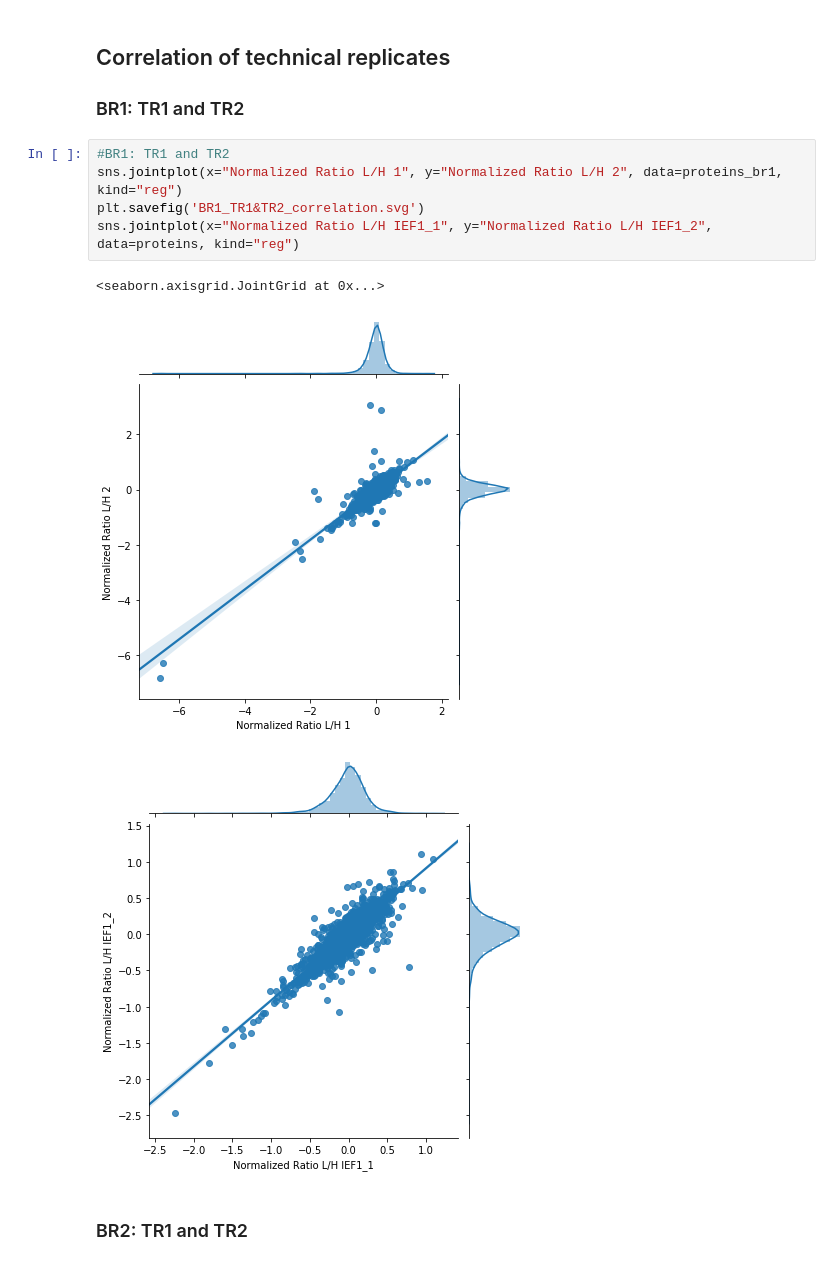
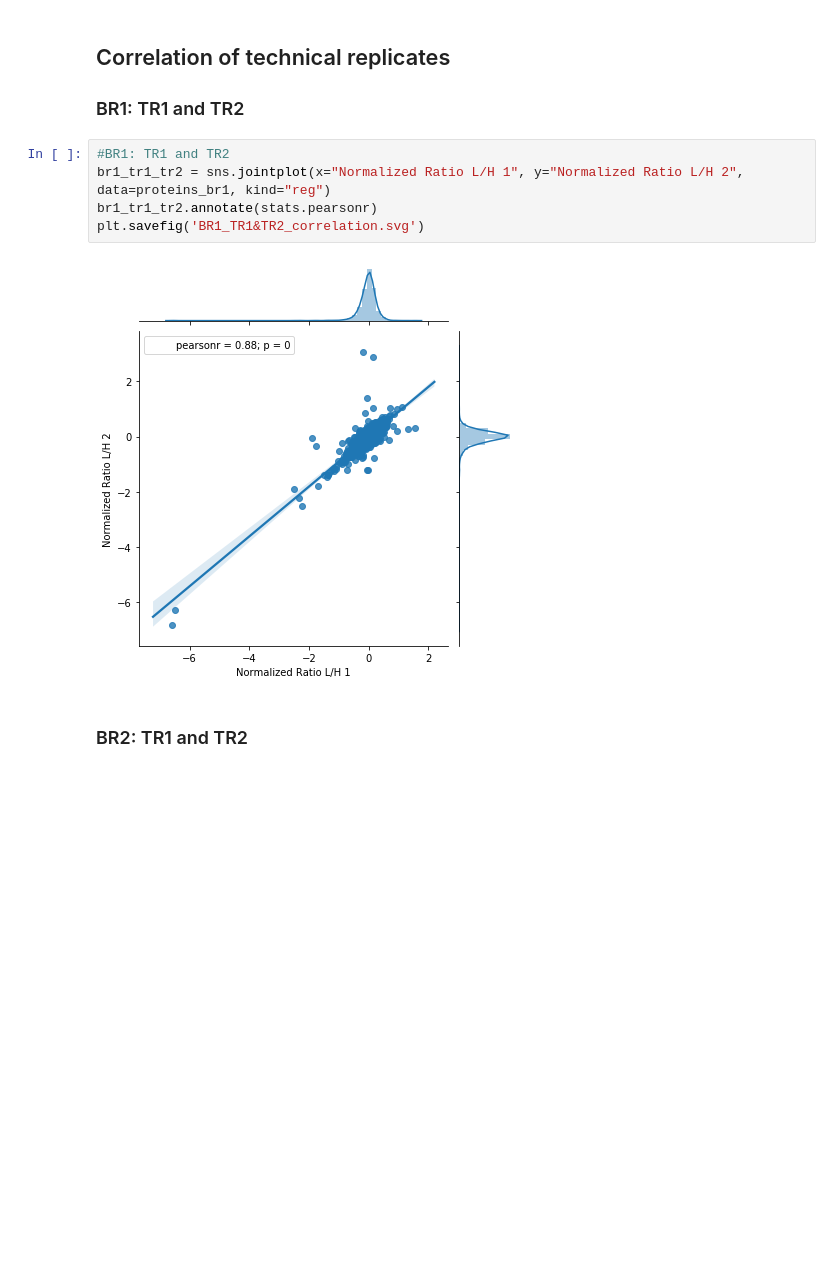
Before and after one commit to esanal/pcdh_notebook, a Jupyter notebook: analysis.ipynb, the cells around one changed output. Cells and saved outputs as stored; diff of their text form; blank space fills up the shorter version.

```diff
--- a/analysis.ipynb
+++ b/analysis.ipynb
@@ -152,13 +153,11 @@ proteins_br2['Normalized Ratio L/H 2'] = -1*np.log2(proteins_br2['Ratio H/L 2']
 ### BR1: TR1 and TR2
 # %%
 #BR1: TR1 and TR2
-sns.jointplot(x="Normalized Ratio L/H 1", y="Normalized Ratio L/H 2", data=proteins_br1, kind="reg")
+br1_tr1_tr2 = sns.jointplot(x="Normalized Ratio L/H 1", y="Normalized Ratio L/H 2", data=proteins_br1, kind="reg")
+br1_tr1_tr2.annotate(stats.pearsonr)
 plt.savefig('BR1_TR1&TR2_correlation.svg')
-sns.jointplot(x="Normalized Ratio L/H IEF1_1", y="Normalized Ratio L/H IEF1_2", data=proteins, kind="reg")
 # %% [output]
-<seaborn.axisgrid.JointGrid at 0x...>
-[figure, old version]
+[figure, new version]
-[figure, removed]
 # %% [markdown]
 ### BR2: TR1 and TR2
 # %%
```
Also changed, not shown: parts of 3 cells of this notebook, 4 other files.
